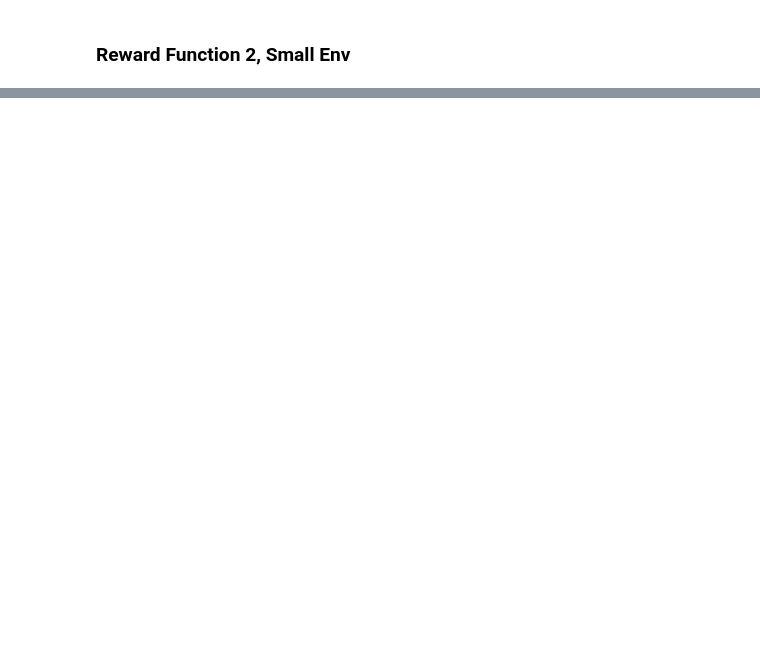
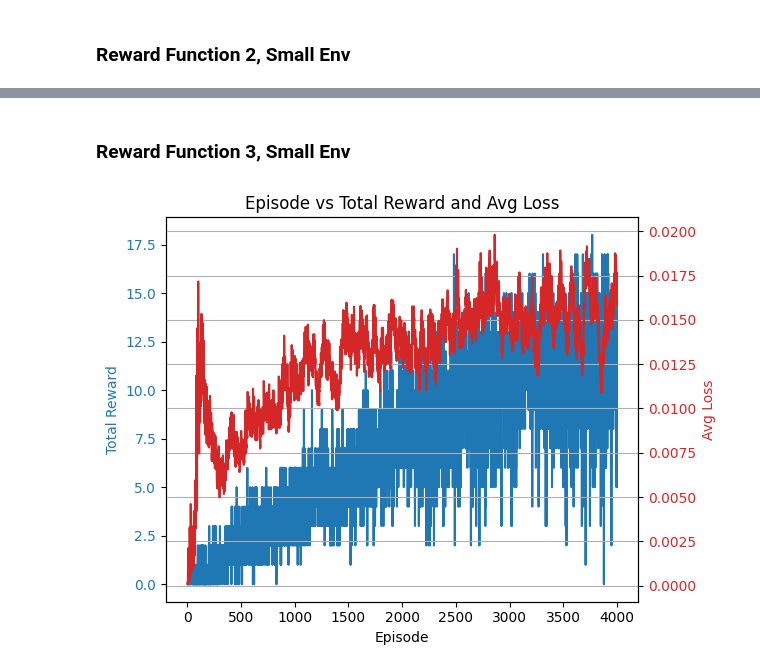
Before and after one commit to thecarmechanic/cse190-warehouse-bots, a Jupyter notebook: custom-rewards-dqn/dqn_rewards_graphs.ipynb, the cells around one changed output, grey strips where cells are left out. Cells and saved outputs as stored; diff of their text form; code cells hidden in the pictures; blank space fills up the shorter version.

```diff
--- a/custom-rewards-dqn/dqn_rewards_graphs.ipynb
+++ b/custom-rewards-dqn/dqn_rewards_graphs.ipynb
@@ -137,0 +141,32 @@ Text(0, 0.5, 'Return')
+# %% [markdown]
+### Reward Function 3, Small Env
+# %%
+# Load the CSV
+reward3_df = pd.read_csv("reward3_episode_stats.csv")  # replace with your actual filename
+
+# Create the plot
+fig, ax1 = plt.subplots()
+fig.set_figwidth = 12
+
+
+# Plot total_reward on the primary y-axis
+color = 'tab:blue'
+ax1.set_xlabel('Episode')
+ax1.set_ylabel('Total Reward', color=color)
+ax1.plot(reward3_df['episode'], reward3_df['total_reward'], label='Total Reward', color=color)
+ax1.tick_params(axis='y', labelcolor=color)
+
+# Create a second y-axis for avg_loss
+ax2 = ax1.twinx()
+color = 'tab:red'
+ax2.set_ylabel('Avg Loss', color=color)
+ax2.plot(reward3_df['episode'], reward3_df['avg_loss'], label='Avg Loss', color=color)
+ax2.tick_params(axis='y', labelcolor=color)
+
+# Add title and show
+plt.title('Episode vs Total Reward and Avg Loss')
+fig.tight_layout()
+plt.grid()
+plt.show()
+# %% [output]
+[figure, added]
```
Also changed, not shown: parts of 5 cells of this notebook, 7 other files.
